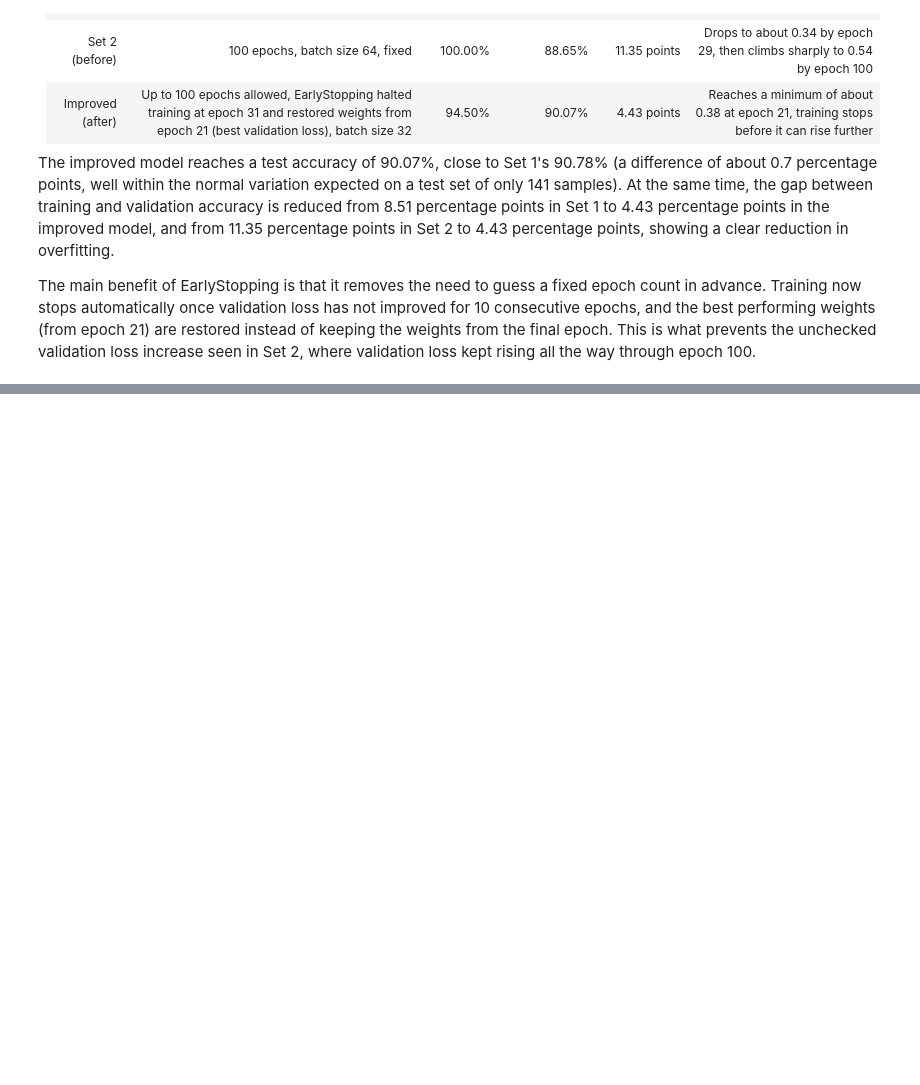
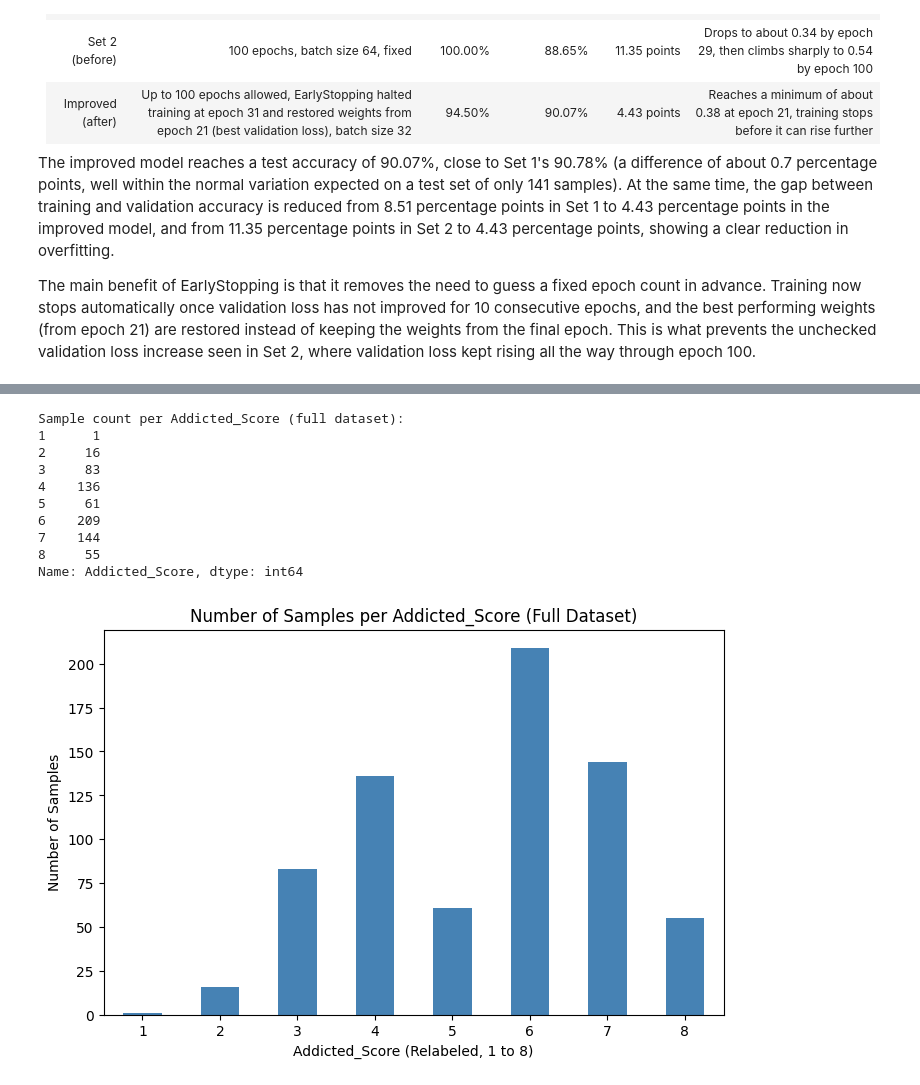
Before and after one commit to muhdammar-azizan/student-social-media-addiction-lstm, a Jupyter notebook: notebooks/SocialMedia_Addiction_Analysis.ipynb, the cells around one changed output, grey strips where cells are left out. Saved outputs shown, nothing was run; the diff lists cells and outputs as text; code cells hidden in the pictures; blank space fills up the shorter version.

```diff
--- a/notebooks/SocialMedia_Addiction_Analysis.ipynb
+++ b/notebooks/SocialMedia_Addiction_Analysis.ipynb
@@ -372,0 +381,24 @@ The main benefit of EarlyStopping is that it removes the need to guess a fixed e
+# %%
+class_counts = df['Addicted_Score'].value_counts().sort_index()
+print("Sample count per Addicted_Score (full dataset):")
+print(class_counts)
+
+plt.figure(figsize=(8, 5))
+class_counts.plot(kind='bar', color='steelblue')
+plt.title("Number of Samples per Addicted_Score (Full Dataset)")
+plt.xlabel("Addicted_Score (Relabeled, 1 to 8)")
+plt.ylabel("Number of Samples")
+plt.xticks(rotation=0)
+plt.show()
+# %% [output]
+Sample count per Addicted_Score (full dataset):
+1      1
+2     16
+3     83
+4    136
+5     61
+6    209
+7    144
+8     55
+Name: Addicted_Score, dtype: int64
+[figure, added]
```
Also changed, not shown: parts of 20 cells of this notebook.
